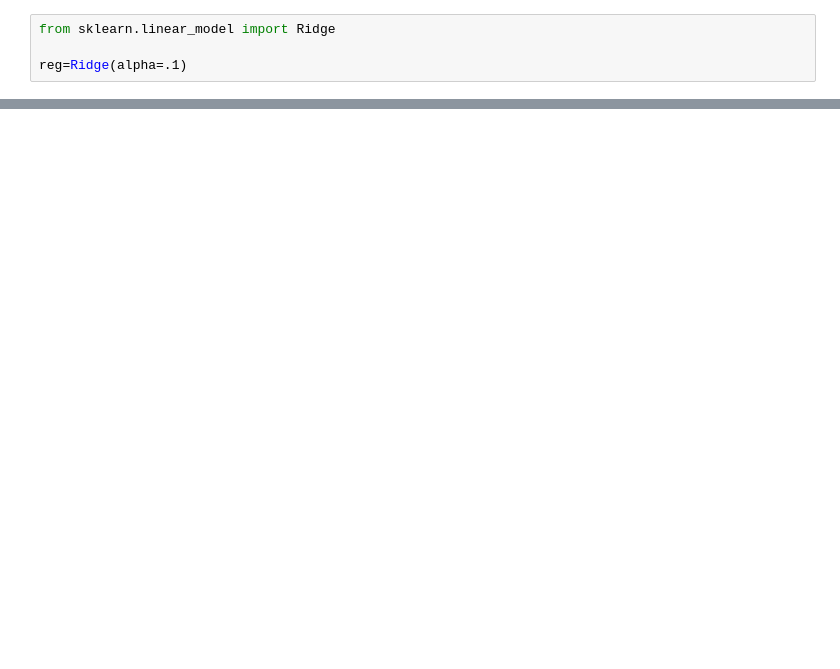
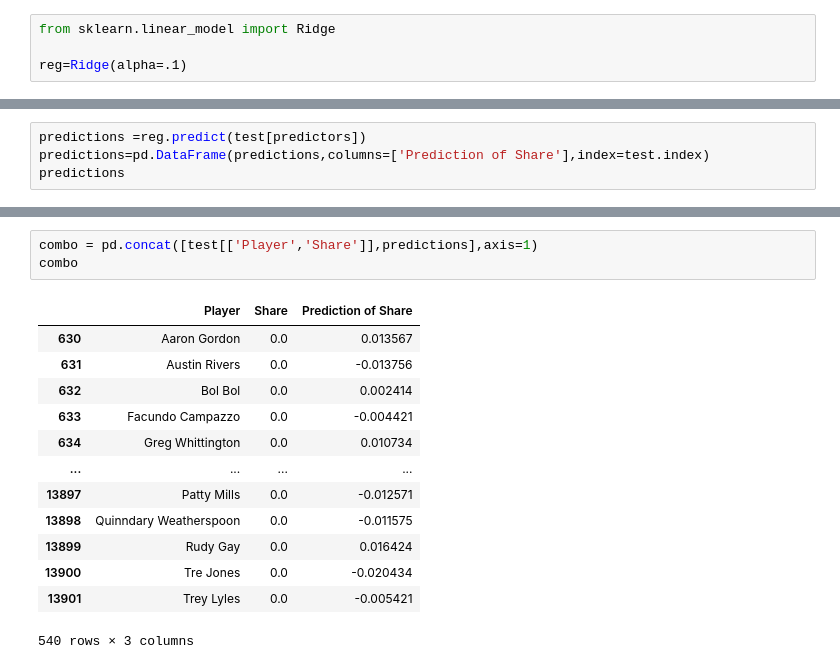
Before and after one commit to mugilan6379/Predict-NBA-MVP, a Jupyter notebook: predict_mvp.ipynb, the cells around one changed output, grey strips where cells are left out. Drawn from its saved outputs; the diff is of its cells as text; blank space fills up the shorter version.

```diff
--- a/predict_mvp.ipynb
+++ b/predict_mvp.ipynb
@@ -78,0 +95,4 @@ ValueError: Found array with 0 sample(s) (shape=(0, 38)) while a minimum of 1 is
+# %%
+predictions =reg.predict(test[predictors])
+predictions=pd.DataFrame(predictions,columns=['Prediction of Share'],index=test.index)
+predictions
@@ -78,0 +113,17 @@ ValueError: Found array with 0 sample(s) (shape=(0, 38)) while a minimum of 1 is
+# %%
+combo = pd.concat([test[['Player','Share']],predictions],axis=1)
+combo
+# %% [output]
+|  | Player | Share | Prediction of Share |
+| 630 | Aaron Gordon | 0.0 | 0.013567 |
+| 631 | Austin Rivers | 0.0 | -0.013756 |
+| 632 | Bol Bol | 0.0 | 0.002414 |
+| 633 | Facundo Campazzo | 0.0 | -0.004421 |
+| 634 | Greg Whittington | 0.0 | 0.010734 |
+| ... | ... | ... | ... |
+| 13897 | Patty Mills | 0.0 | -0.012571 |
+| 13898 | Quinndary Weatherspoon | 0.0 | -0.011575 |
+| 13899 | Rudy Gay | 0.0 | 0.016424 |
+| 13900 | Tre Jones | 0.0 | -0.020434 |
+| 13901 | Trey Lyles | 0.0 | -0.005421 |
+540 rows × 3 columns
```
Also changed, not shown: parts of 6 cells of this notebook.
